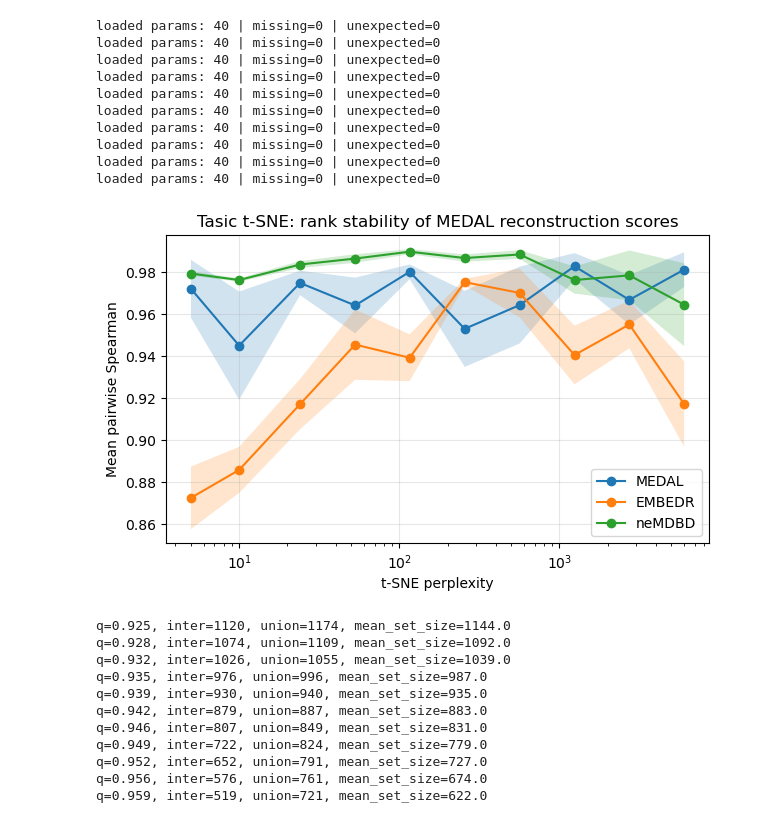
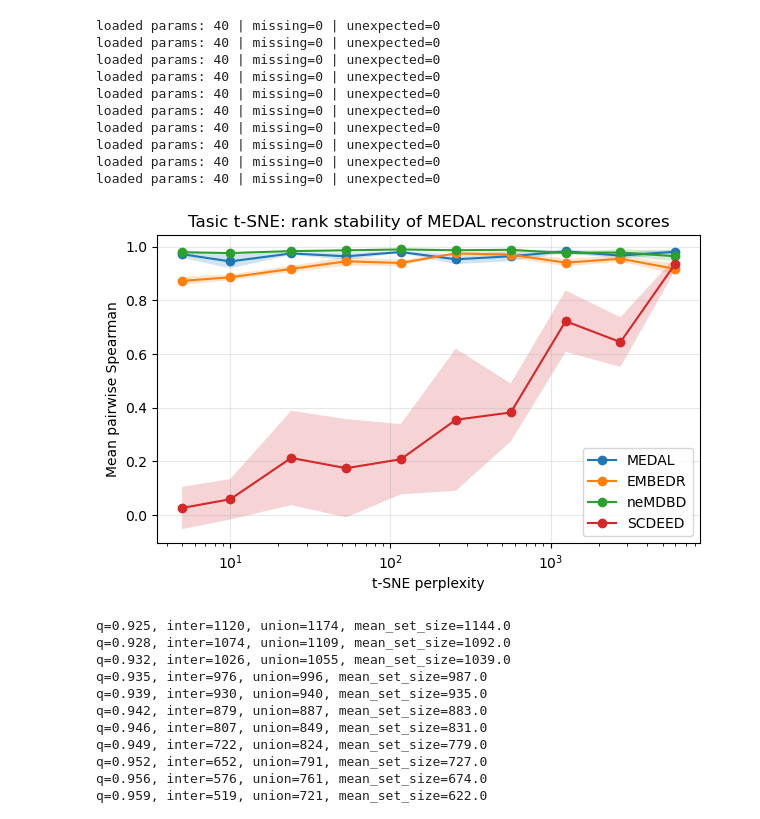
Before and after one commit to DataSlingers/MEDAL, a Jupyter notebook: notebooks/compare_methods.ipynb, the cells around one changed output. Drawn from its saved outputs; the diff is of its cells as text; code cells hidden in the pictures.

```diff
--- a/notebooks/compare_methods.ipynb
+++ b/notebooks/compare_methods.ipynb
@@ -58,6 +58,8 @@ def split_scdeed_labels(df, best_param):
     result = []
     for l in ["dubious", "trustworthy", "intermediate"]:
         vec = df.loc[best_param, f"{l}_cells"]
+        if vec == 'none':
+            continue
         ls_indices = np.array(vec.split(',')).astype(int)
         result.extend(list(zip([l]* len(ls_indices), ls_indices)))
     return pd.DataFrame(result, columns = ['label', 'index']).set_index('index').sort_index()
@@ -623,0 +819,22 @@ loaded params: 40 | missing=0 | unexpected=0
+# %%
+fig, axes = plt.subplots(1,2, figsize=(6, 3), constrained_layout=True)
+axes_flat = axes.flatten()
+teacher_embed = {}
+teacher_embed['embedr_1'] = np.load(Path(PATH_PREFIX) / f"drd_data/embeddings2/hydra_tsne_5_0_train.npy")
+teacher_embed['embedr_2'] = np.load(Path(PATH_PREFIX) / f"drd_data/embeddings2/hydra_tsne_2320_0_train.npy")
+sns.scatterplot(x=teacher_embed['embedr_1'][:, 0], y=teacher_embed['embedr_1'][:, 1],
+                ax=axes_flat[0], s=8, hue=y_big_categories,
+                legend=False, rasterized=True)
+axes_flat[0].set_title("Perplexity = 5")
+sns.scatterplot(x=teacher_embed['embedr_2'][:, 0], y=teacher_embed['embedr_2'][:, 1],
+                ax=axes_flat[1], s=8, hue=y_big_categories,
+                legend=True, rasterized=True)
+axes_flat[1].set_title("Perplexity = 2320")
+handles, labels = axes_flat[1].get_legend_handles_labels()
+axes_flat[1].legend_.remove()
+
+fig.legend(handles, labels, loc='center', bbox_to_anchor=(1.3, 0.5),
+           frameon=False, title='Label', ncol=2, fontsize=8, markerscale=2, title_fontsize=10)
+for ax in axes_flat:
+    ax.set_xticks([])
+    ax.set_yticks([])
@@ -820,7 +1370,7 @@ per_sample_recon_embedr_all_tsne = {perp: {} for perp in tsne_param_sweep}
 per_sample_recon_pcs_all_tsne = {perp: {} for perp in tsne_param_sweep}
 for s in [0, 2, 10]:
     pcs_df = pd.read_csv(Path(PATH_PREFIX) / f'MEDAL/comparisons/results_pcs_seed{s}/tasic_train/scores_per_point_all_perplexities.csv', index_col=0)
-    # scdeed_df = pd.read_csv(Path(PATH_PREFIX) / f"MEDAL/comparisons/results_scdeed_tsne/seed{s}/tsne_best_mnist_train_full_results.csv", index_col=0)
+    scdeed_df = pd.read_csv(Path(PATH_PREFIX) / f"MEDAL/comparisons/results_scdeed_tsne/seed{s}/tsne_best_tasic_train_full_results.csv", index_col=0)
     embedr_df = pd.read_csv(Path(PATH_PREFIX) / f'MEDAL/comparisons/results_embedr_tsne_seed{s}/tasic_train/scores_per_point_all_perplexities.csv', index_col=0)
     for perp in tsne_param_sweep:
         teacher_embed = np.load(Path(PATH_PREFIX) / f"drd_data/embeddings2/tasic_tsne_{perp}_{s}_train.npy")
@@ -835,8 +1385,8 @@ for s in [0, 2, 10]:
             per_sample_recon = np.mean((student_recon.detach().numpy() - X)**2, axis=1)
             per_sample_recon_medal_all_tsne[perp][s] = per_sample_recon
 
-        # per_sample_scdeed = split_scdeed_labels(scdeed_df, perp)['label']
-        # per_sample_recon_scdeed_all_tsne[perp].append(per_sample_scdeed == "dubious")
+        per_sample_scdeed = split_scdeed_labels(scdeed_df, perp)['label']
+        per_sample_recon_scdeed_all_tsne[perp][s] = per_sample_scdeed == "dubious"
         per_sample_embedr = embedr_df.loc[perp, 'embedr_pval']
         per_sample_recon_embedr_all_tsne[perp][s] = per_sample_embedr
         per_sample_pcs = pcs_df.loc[perp, 'sscore']
@@ -881,6 +1431,9 @@ embedr_pairwise_spearman_df, embedr_mean_spearman_by_perp = summarize_rank_corre
 )
 pcs_pairwise_spearman_df, pcs_mean_spearman_by_perp = summarize_rank_correlation(
     per_sample_recon_pcs_all_tsne
+)
+scdeed_pairwise_spearman_df, scdeed_mean_spearman_by_perp = summarize_rank_correlation(
+    per_sample_recon_scdeed_all_tsne
 )
 
 plt.figure(figsize=(7, 4))
@@ -898,35 +1451,46 @@ plt.plot(
     pcs_mean_spearman_by_perp["hyperparam"],
     pcs_mean_spearman_by_perp["mean_pairwise_spearman"],
     marker="o", label = 'neMDBD'
+)
+plt.plot(
+    scdeed_mean_spearman_by_perp["hyperparam"],
+    scdeed_mean_spearman_by_perp["mean_pairwise_spearman"],
+    marker="o", label = 'SCDEED'
 )
 
 plt.fill_between(
     medal_mean_spearman_by_perp["hyperparam"],
     medal_mean_spearman_by_perp["mean_pairwise_spearman"] - medal_mean_spearman_by_perp["std_pairwise_spearman"].fillna(0),
     medal_mean_spearman_by_perp["mean_pairwise_spearman"] + medal_mean_spearman_by_perp["std_pairwise_spearman"].fillna(0),
     alpha=0.2
 )
 plt.fill_between(
     embedr_mean_spearman_by_perp["hyperparam"],
     embedr_mean_spearman_by_perp["mean_pairwise_spearman"] - embedr_mean_spearman_by_perp["std_pairwise_spearman"].fillna(0),
     embedr_mean_spearman_by_perp["mean_pairwise_spearman"] + embedr_mean_spearman_by_perp["std_pairwise_spearman"].fillna(0),
     alpha=0.2
 )
 plt.fill_between(
     pcs_mean_spearman_by_perp["hyperparam"],
     pcs_mean_spearman_by_perp["mean_pairwise_spearman"] - pcs_mean_spearman_by_perp["std_pairwise_spearman"].fillna(0),
     pcs_mean_spearman_by_perp["mean_pairwise_spearman"] + pcs_mean_spearman_by_perp["std_pairwise_spearman"].fillna(0),
     alpha=0.2
 )
+plt.fill_between(
+    scdeed_mean_spearman_by_perp["hyperparam"],
+    scdeed_mean_spearman_by_perp["mean_pairwise_spearman"] - scdeed_mean_spearman_by_perp["std_pairwise_spearman"].fillna(0),
+    scdeed_mean_spearman_by_perp["mean_pairwise_spearman"] + scdeed_mean_spearman_by_perp["std_pairwise_spearman"].fillna(0),
+    alpha=0.2
+)
 plt.xscale("log")
 plt.legend()
 plt.xlabel("t-SNE perplexity")
 plt.ylabel("Mean pairwise Spearman")
 plt.title("Tasic t-SNE: rank stability of MEDAL reconstruction scores")
 plt.grid(True, alpha=0.3)
 plt.show()
 # %% [output]
-[figure, old version]
+[figure, new version]
 # %%
 j3_medal_teachers, core_medal_teachers = zip(*[
     jaccard_curve(per_sample_recon_medal_all_tsne[perp], np.linspace(0.925, 0.99, 20))
```
Also changed, not shown: parts of 78 cells of this notebook, 14 other files.
